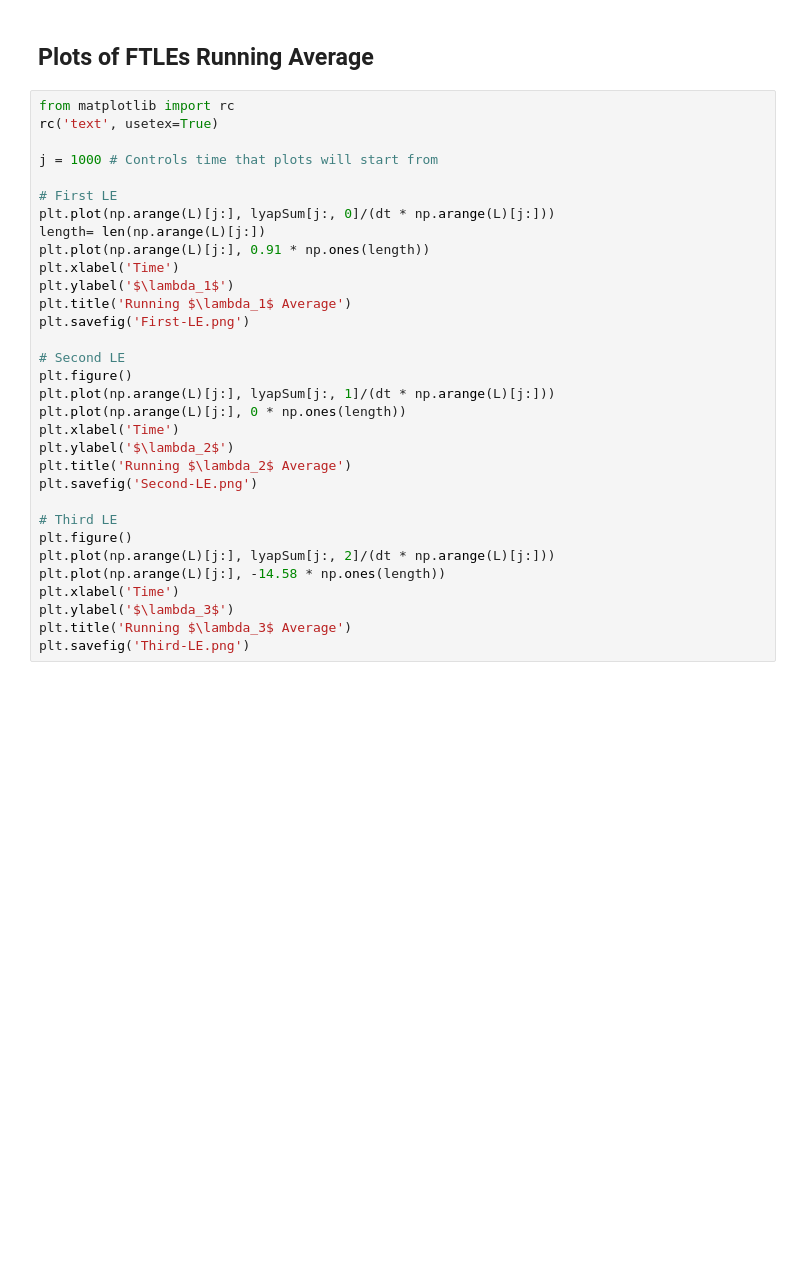
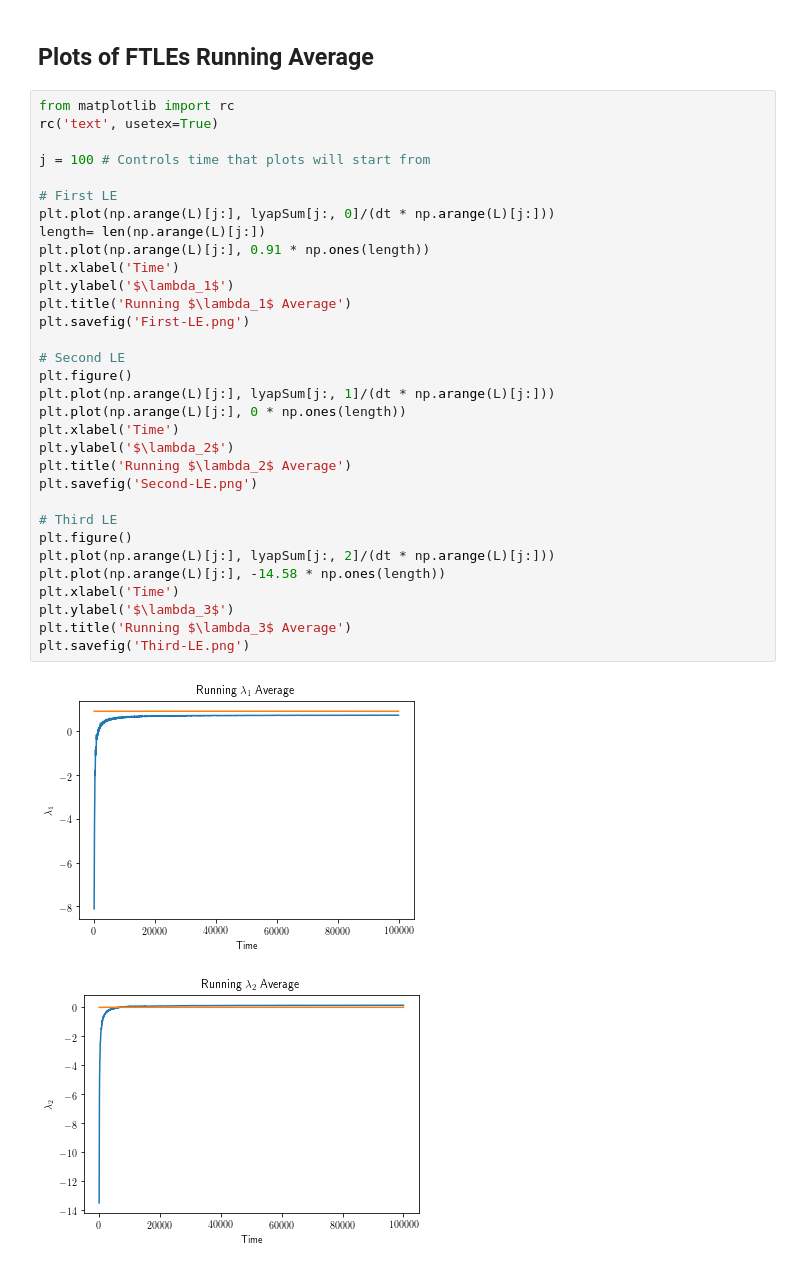
Before and after one commit to CalvinNesbitt/Lyapunov-Analysis, a Jupyter notebook: Lorenz-63-Example/L63-Lyap-Spec.ipynb, the cells around one changed output. Drawn from its saved outputs; the diff is of its cells as text; blank space fills up the shorter version.

Commit message:
Wrote code for zoomed in plots

```diff
--- a/Lorenz-63-Example/L63-Lyap-Spec.ipynb
+++ b/Lorenz-63-Example/L63-Lyap-Spec.ipynb
@@ -162,31 +164,34 @@ print(f'Lyapunov exponents are {lyap/T}')
 from matplotlib import rc
 rc('text', usetex=True)
 
-j = 1000 # Controls time that plots will start from
+j = 100 # Controls time that plots will start from
 
 # First LE
 plt.plot(np.arange(L)[j:], lyapSum[j:, 0]/(dt * np.arange(L)[j:]))
 length= len(np.arange(L)[j:])
 plt.plot(np.arange(L)[j:], 0.91 * np.ones(length))
 plt.xlabel('Time')
 plt.ylabel('$\lambda_1$')
 plt.title('Running $\lambda_1$ Average')
 plt.savefig('First-LE.png')
 
 # Second LE
 plt.figure()
 plt.plot(np.arange(L)[j:], lyapSum[j:, 1]/(dt * np.arange(L)[j:]))
 plt.plot(np.arange(L)[j:], 0 * np.ones(length))
 plt.xlabel('Time')
 plt.ylabel('$\lambda_2$')
 plt.title('Running $\lambda_2$ Average')
 plt.savefig('Second-LE.png')
 
 # Third LE
 plt.figure()
 plt.plot(np.arange(L)[j:], lyapSum[j:, 2]/(dt * np.arange(L)[j:]))
 plt.plot(np.arange(L)[j:], -14.58 * np.ones(length))
 plt.xlabel('Time')
 plt.ylabel('$\lambda_3$')
 plt.title('Running $\lambda_3$ Average')
 plt.savefig('Third-LE.png')
+# %% [output]
+[figure, added]
+[figure, added]
```
Also changed, not shown: parts of 4 cells of this notebook.
